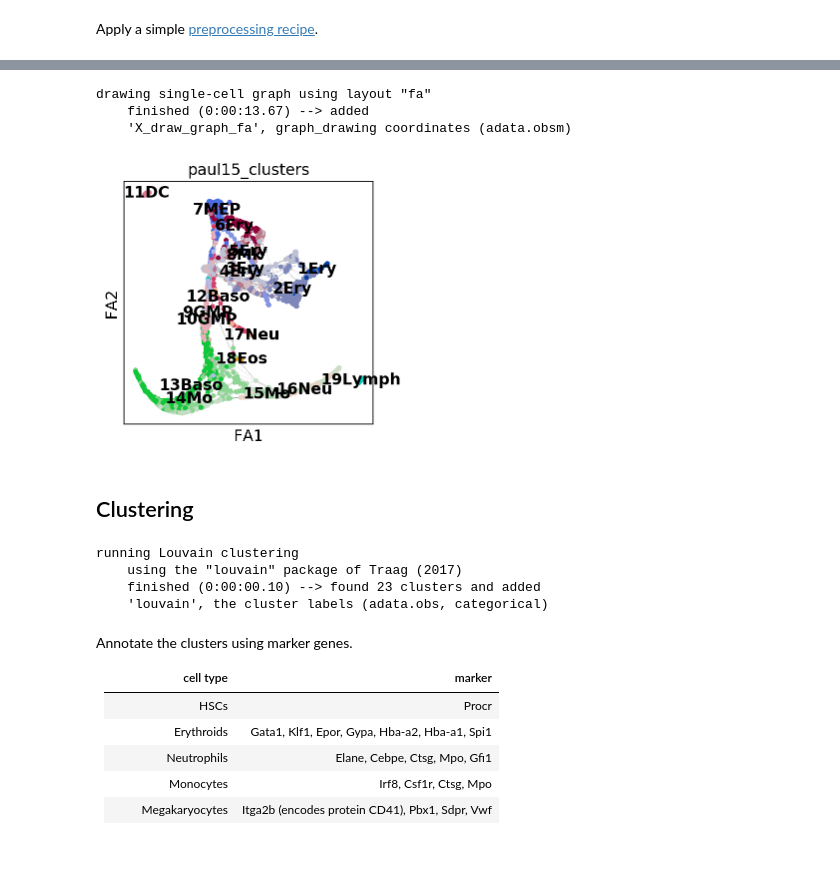
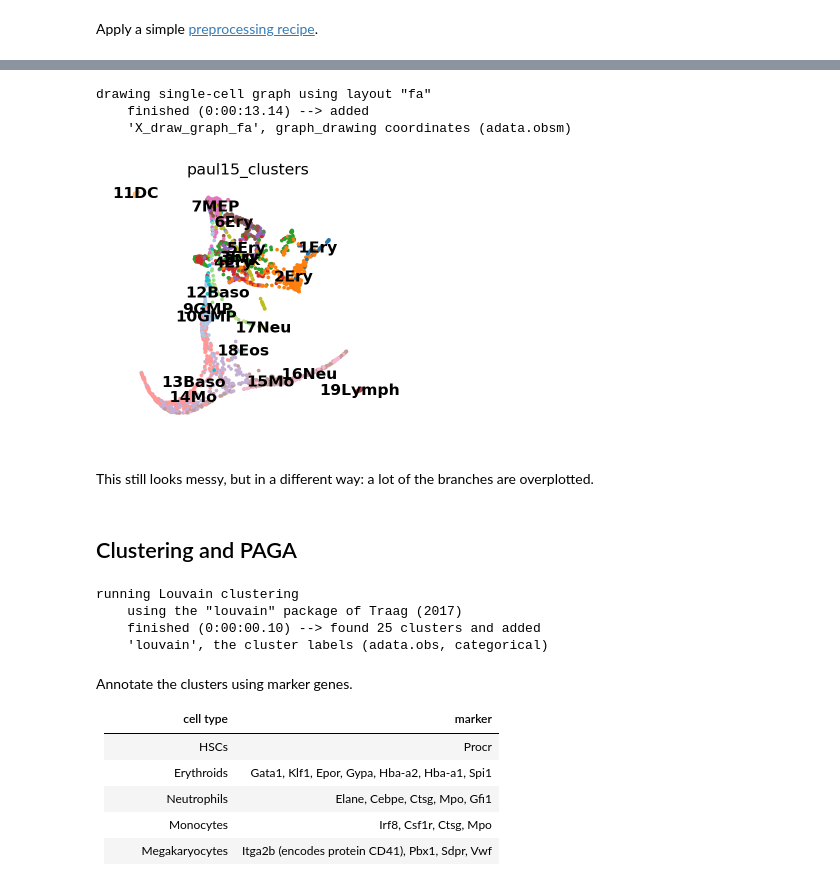
Before and after one commit to theislab/paga, a Jupyter notebook: blood/paul15/paul15.ipynb, the cells around one changed output, grey strips where cells are left out. Saved outputs shown, nothing was run; the diff lists cells and outputs as text; code cells hidden in the pictures; blank space fills up the shorter version.

```diff
--- a/blood/paul15/paul15.ipynb
+++ b/blood/paul15/paul15.ipynb
@@ -20,2 +18,2 @@ scanpy==1.3.2 anndata==0.6.10+31.g4c40622 numpy==1.14.5 scipy==1.1.0 pandas==0.2
 # %%
-sc.settings.set_figure_params(dpi=80)  # low dpi (dots per inch) yields small inline figures
+sc.settings.set_figure_params(dpi=80, frameon=False)  # low dpi (dots per inch) yields small inline figures
@@ -101,24 +94,26 @@ computing neighbors
 sc.tl.draw_graph(adata_denoised)
 # %% [output]
 drawing single-cell graph using layout "fa"
-    finished (0:00:13.67) --> added
+    finished (0:00:13.14) --> added
     'X_draw_graph_fa', graph_drawing coordinates (adata.obsm)
 # %%
-sc.pl.draw_graph(adata_denoised, color='paul15_clusters', legend_loc='on data', edges=True)
+sc.pl.draw_graph(adata_denoised, color='paul15_clusters', legend_loc='on data')
 # %% [output]
-[figure, old version]
+[figure, new version]
+# %% [markdown]
+This still looks messy, but in a different way: a lot of the branches are overplotted.
 # %%
 adata_denoised.write(results_file_denoised)
 # %% [markdown]
-## Clustering
+## Clustering and PAGA
 # %%
 adata = sc.read(results_file_denoised)
 # %%
-sc.tl.louvain(adata, resolution=0.8)
+sc.tl.louvain(adata, resolution=1.0)
 # %% [output]
 running Louvain clustering
     using the "louvain" package of Traag (2017)
-    finished (0:00:00.10) --> found 23 clusters and added
+    finished (0:00:00.10) --> found 25 clusters and added
     'louvain', the cluster labels (adata.obs, categorical)
 # %% [markdown]
 Annotate the clusters using marker genes.
```
Also changed, not shown: parts of 57 cells of this notebook, 1 other file.
